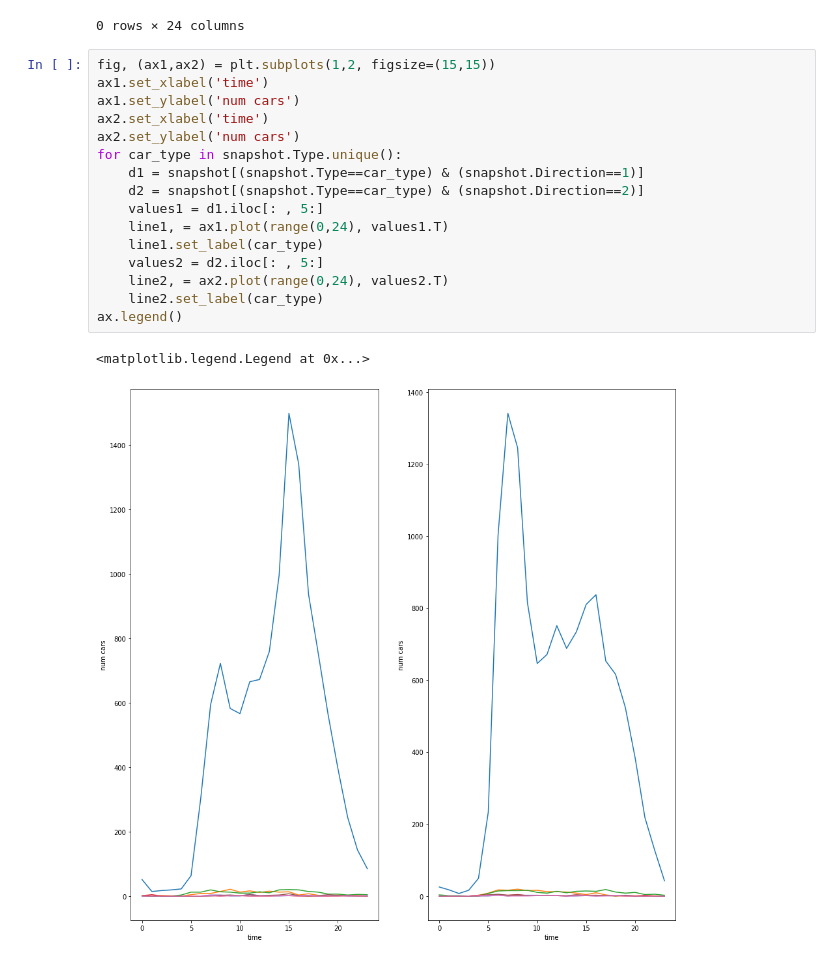
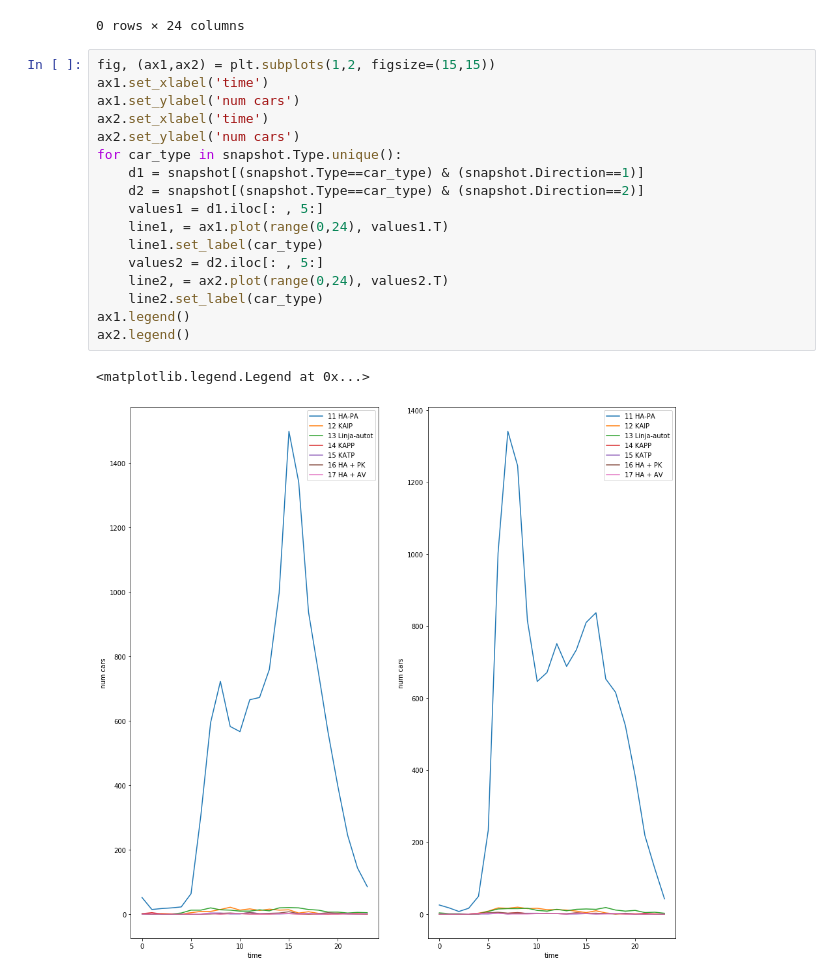
Before and after one commit to albertonietos/helsinki-traffic-prediction, a Jupyter notebook: project.ipynb, the cells around one changed output. Cells and saved outputs as stored; diff of their text form.

```diff
--- a/project.ipynb
+++ b/project.ipynb
@@ -89,19 +149,20 @@ snapshot.iloc[: , 5:]
 # %%
 fig, (ax1,ax2) = plt.subplots(1,2, figsize=(15,15))
 ax1.set_xlabel('time')
 ax1.set_ylabel('num cars')
 ax2.set_xlabel('time')
 ax2.set_ylabel('num cars')
 for car_type in snapshot.Type.unique():
     d1 = snapshot[(snapshot.Type==car_type) & (snapshot.Direction==1)]
     d2 = snapshot[(snapshot.Type==car_type) & (snapshot.Direction==2)]
     values1 = d1.iloc[: , 5:]
     line1, = ax1.plot(range(0,24), values1.T)
     line1.set_label(car_type)
     values2 = d2.iloc[: , 5:]
     line2, = ax2.plot(range(0,24), values2.T)
     line2.set_label(car_type)
-ax.legend()
+ax1.legend()
+ax2.legend()
 # %% [output]
 <matplotlib.legend.Legend at 0x...>
-[figure, old version]
+[figure, new version]
```
Also changed, not shown: parts of 4 cells of this notebook.
